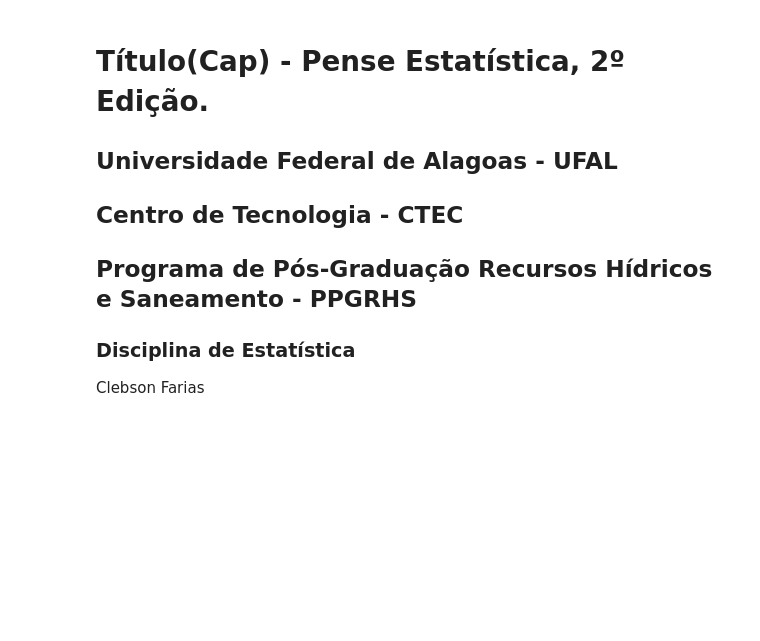
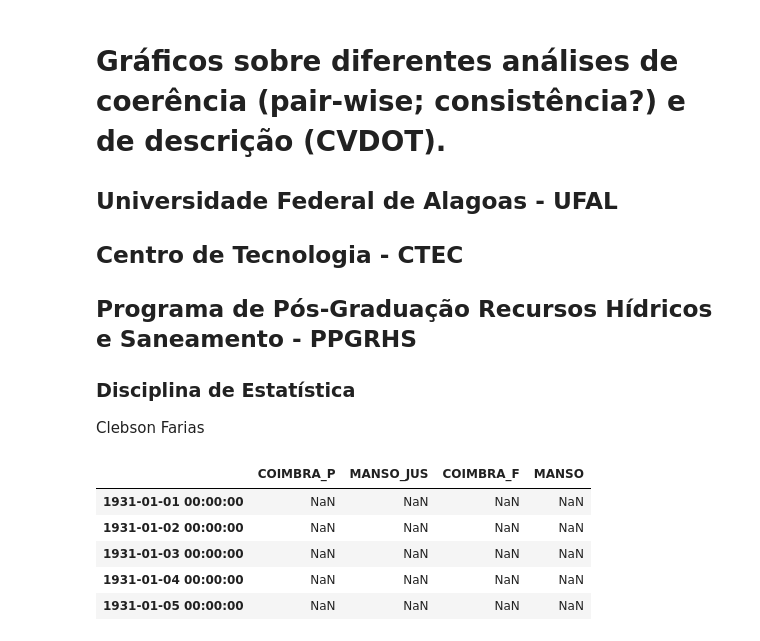
Before and after one commit to clebsonpy/ThinkStats2, a Jupyter notebook: code/Estatística/Caracterização_dos_dados.ipynb, the cells around one changed output. Drawn from its saved outputs; the diff is of its cells as text; code cells hidden in the pictures; blank space fills up the shorter version.

Commit message:
gráficos thinkstats

```diff
--- a/code/Estatística/Caracterização_dos_dados.ipynb
+++ b/code/Estatística/Caracterização_dos_dados.ipynb
@@ -1,6 +1,5 @@
 # %% [markdown]
-# Título(Cap) - Pense Estatística, 2º Edição.
-
+# Gráficos sobre diferentes análises de coerência (pair-wise; consistência?) e de descrição (CVDOT).
 ## Universidade Federal de Alagoas - UFAL
 ## Centro de Tecnologia - CTEC
 ## Programa de Pós-Graduação Recursos Hídricos e Saneamento - PPGRHS
@@ -20,3 +22,12 @@ import thinkplot
 # %%
 #Dados Manso
 dados = pd.read_csv("manso.csv", index_col=0, parse_dates=True)
+dados.rename(index=str, columns={"1455008": "COIMBRA_P", "66210000": "MANSO_JUS", "66231000": "COIMBRA_F"}, inplace=True)
+dados.head()
+# %% [output]
+|  | COIMBRA_P | MANSO_JUS | COIMBRA_F | MANSO |
+| 1931-01-01 00:00:00 | NaN | NaN | NaN | NaN |
+| 1931-01-02 00:00:00 | NaN | NaN | NaN | NaN |
+| 1931-01-03 00:00:00 | NaN | NaN | NaN | NaN |
+| 1931-01-04 00:00:00 | NaN | NaN | NaN | NaN |
+| 1931-01-05 00:00:00 | NaN | NaN | NaN | NaN |
```
Also changed, not shown: parts of 15 cells of this notebook.
